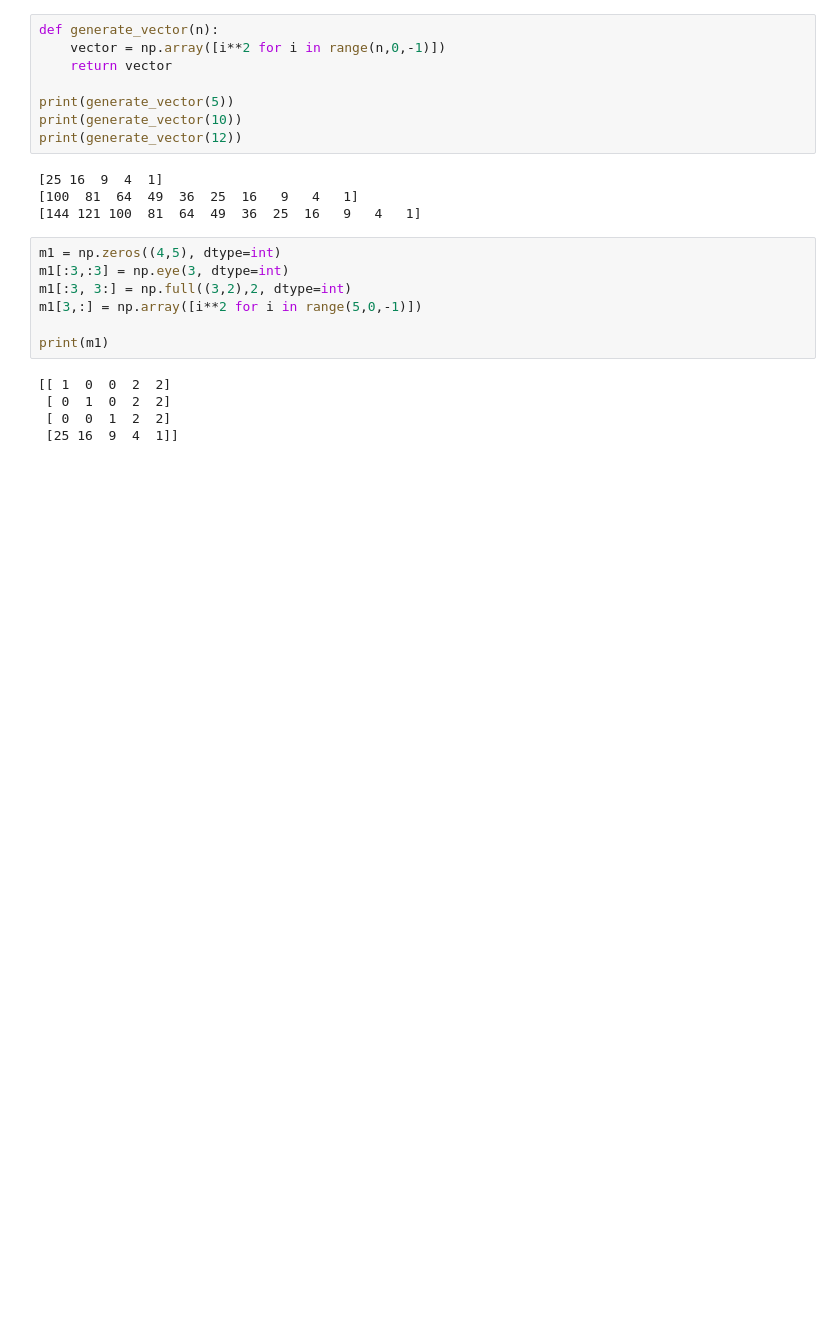
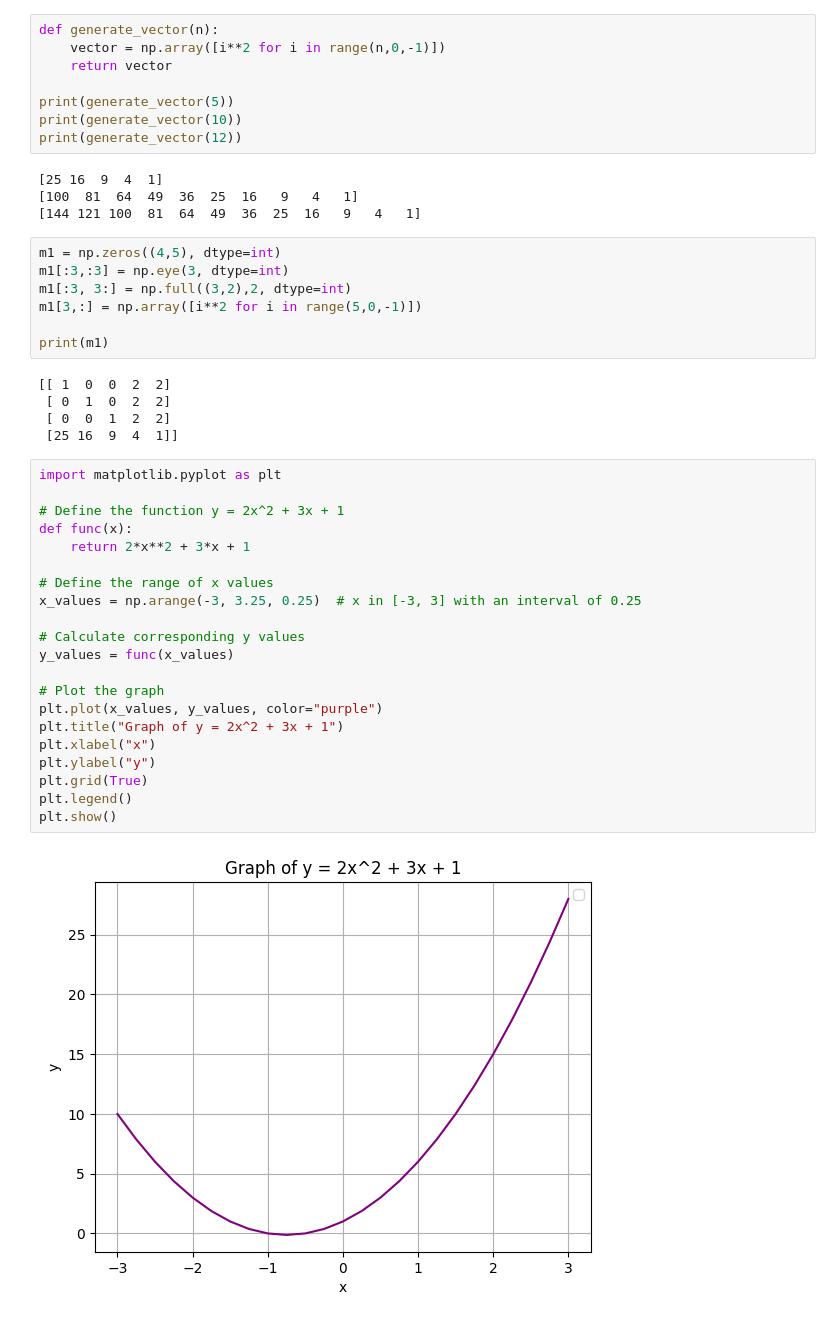
Before and after one commit to TheSheDevil13/Language-Practice-Lab, a Jupyter notebook: Python/numericals.ipynb, the cells around one changed output. Cells and saved outputs as stored; diff of their text form; blank space fills up the shorter version.

```diff
--- a/Python/numericals.ipynb
+++ b/Python/numericals.ipynb
@@ -94,3 +94,26 @@ print(m1)
  [ 0  1  0  2  2]
  [ 0  0  1  2  2]
  [25 16  9  4  1]]
+# %%
+import matplotlib.pyplot as plt
+
+# Define the function y = 2x^2 + 3x + 1
+def func(x):
+    return 2*x**2 + 3*x + 1
+
+# Define the range of x values
+x_values = np.arange(-3, 3.25, 0.25)  # x in [-3, 3] with an interval of 0.25
+
+# Calculate corresponding y values
+y_values = func(x_values)
+
+# Plot the graph
+plt.plot(x_values, y_values, color="purple")
+plt.title("Graph of y = 2x^2 + 3x + 1")
+plt.xlabel("x")
+plt.ylabel("y")
+plt.grid(True)
+plt.legend()
+plt.show()
+# %% [output]
+[figure, added]
```
Also changed, not shown: parts of 6 cells of this notebook.
